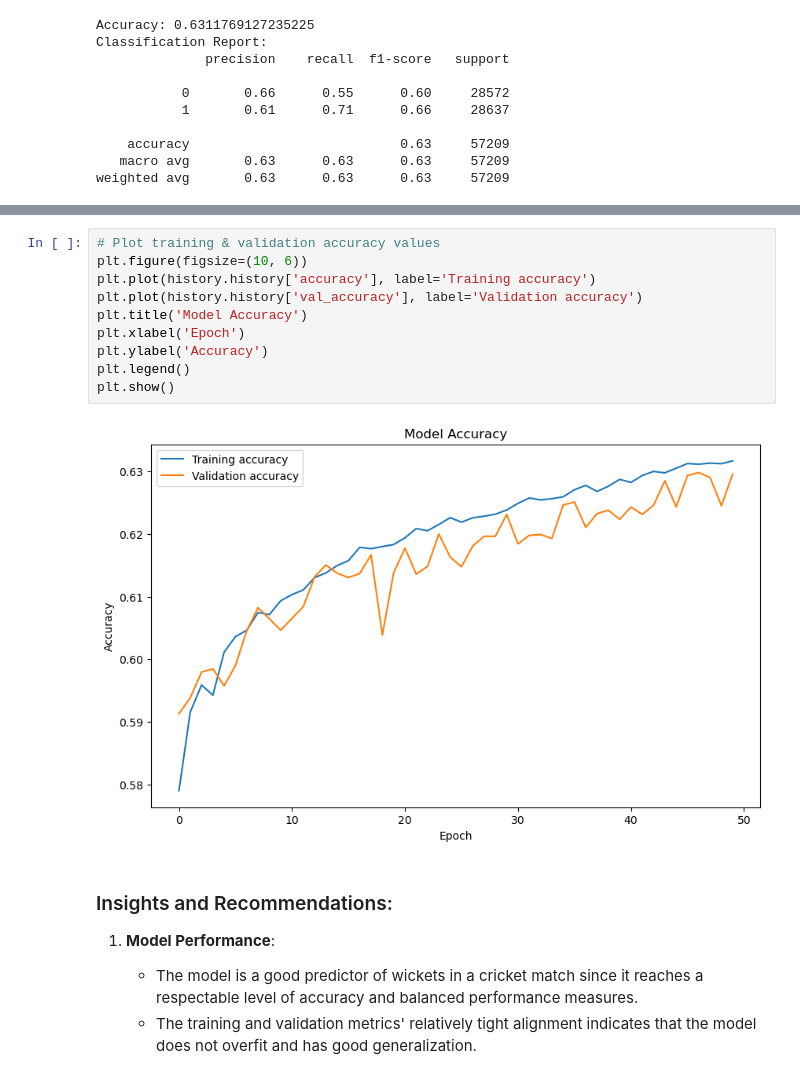
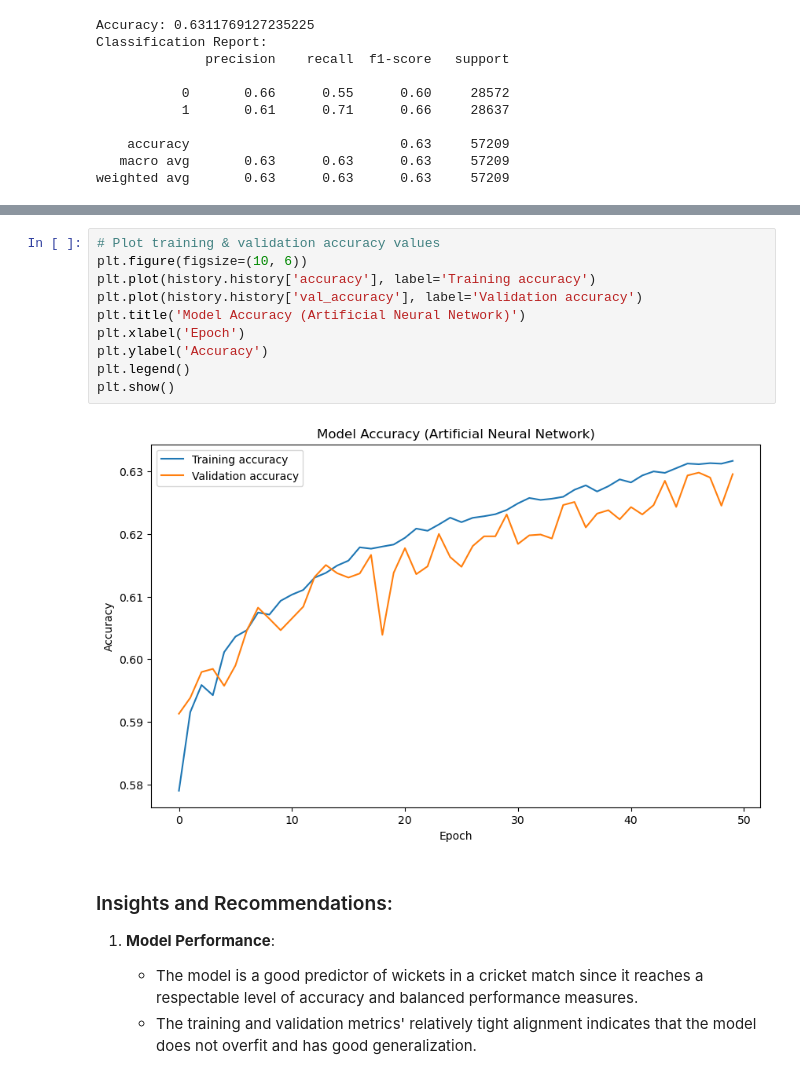
Before and after one commit to AjinkyaThokal/Cricket_Insights_with-AI-ML, a Jupyter notebook: Coding Files/Artificial Neural Network (ANN).ipynb, the cells around one changed output, grey strips where cells are left out. Saved outputs shown, nothing was run; the diff lists cells and outputs as text.

```diff
--- a/Coding Files/Artificial Neural Network (ANN).ipynb
+++ b/Coding Files/Artificial Neural Network (ANN).ipynb
@@ -181,15 +181,15 @@ plt.show()
 # %%
 # Plot training & validation accuracy values
 plt.figure(figsize=(10, 6))
 plt.plot(history.history['accuracy'], label='Training accuracy')
 plt.plot(history.history['val_accuracy'], label='Validation accuracy')
-plt.title('Model Accuracy')
+plt.title('Model Accuracy (Artificial Neural Network)')
 plt.xlabel('Epoch')
 plt.ylabel('Accuracy')
 plt.legend()
 plt.show()
 # %% [output]
-[figure, old version]
+[figure, new version]
 # %% [markdown]
 ### Insights and Recommendations:
 1. **Model Performance**:
```
Also changed, not shown: parts of 3 cells of this notebook.
